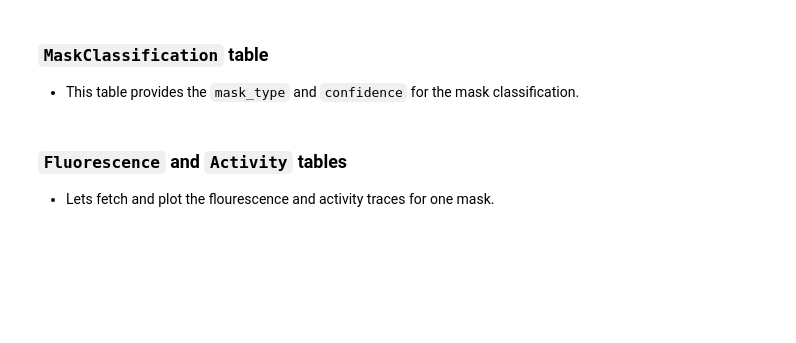
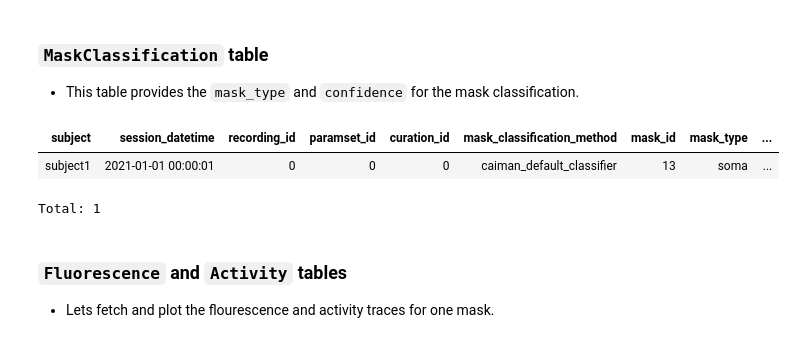
Before and after one commit to datajoint/workflow-miniscope, a Jupyter notebook: notebooks/05-explore.ipynb, the cells around one changed output. Cells and saved outputs as stored; diff of their text form; code cells hidden in the pictures; blank space fills up the shorter version.

```diff
--- a/notebooks/05-explore.ipynb
+++ b/notebooks/05-explore.ipynb
@@ -133,7 +193,11 @@ plt.contour(mask_image, colors='white', linewidths=0.5);
 
 + This table provides the `mask_type` and `confidence` for the mask classification.
 # %%
-miniscope.MaskClassification.MaskType & curation_key & 'mask=0'
+miniscope.MaskClassification.MaskType & curation_key & 'mask_id=13'
+# %% [output]
+| subject | session_datetime | recording_id | paramset_id | curation_id | mask_classification_method | mask_id | mask_type | ... |
+| subject1 | 2021-01-01 00:00:01 | 0 | 0 | 0 | caiman_default_classifier | 13 | soma | ... |
+Total: 1
 # %% [markdown]
 ### `Fluorescence` and `Activity` tables
 
```
Also changed, not shown: parts of 19 cells of this notebook, 5 other files.
